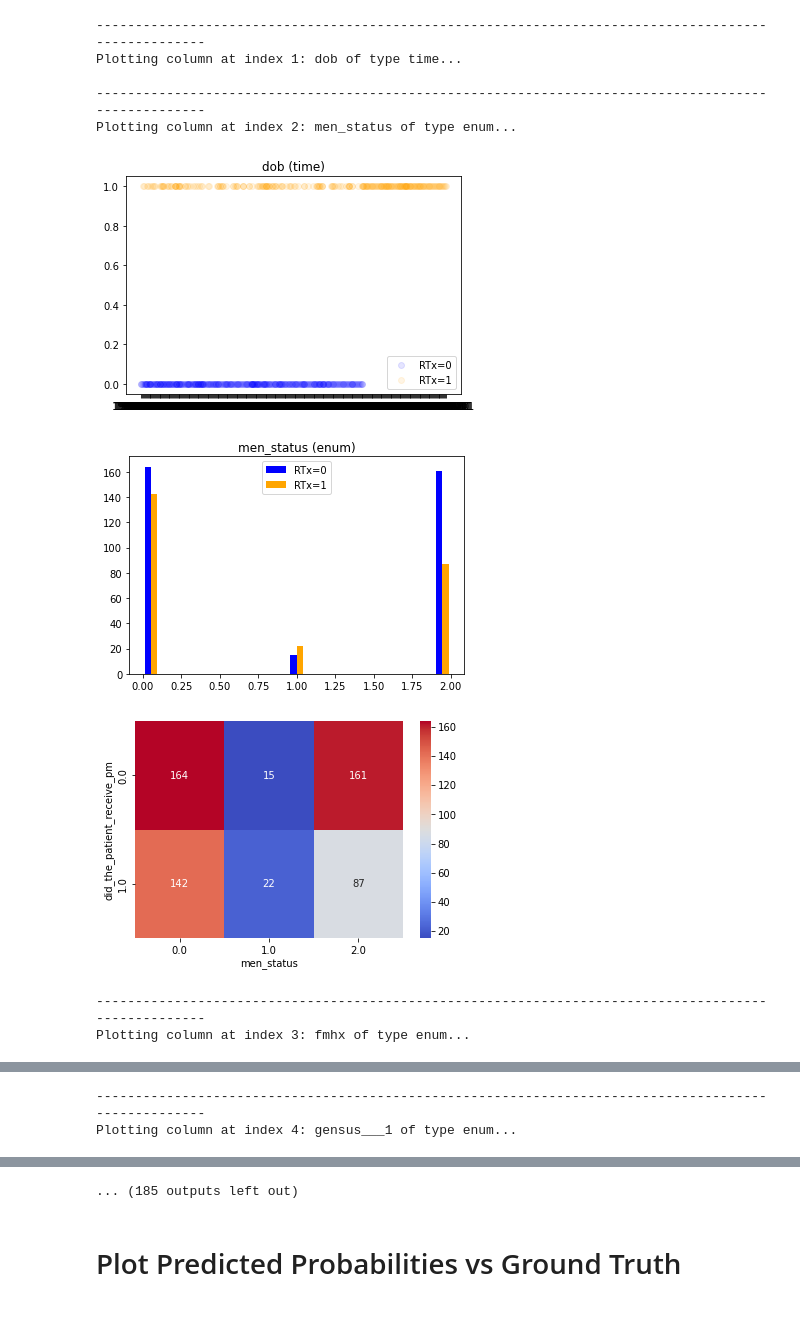
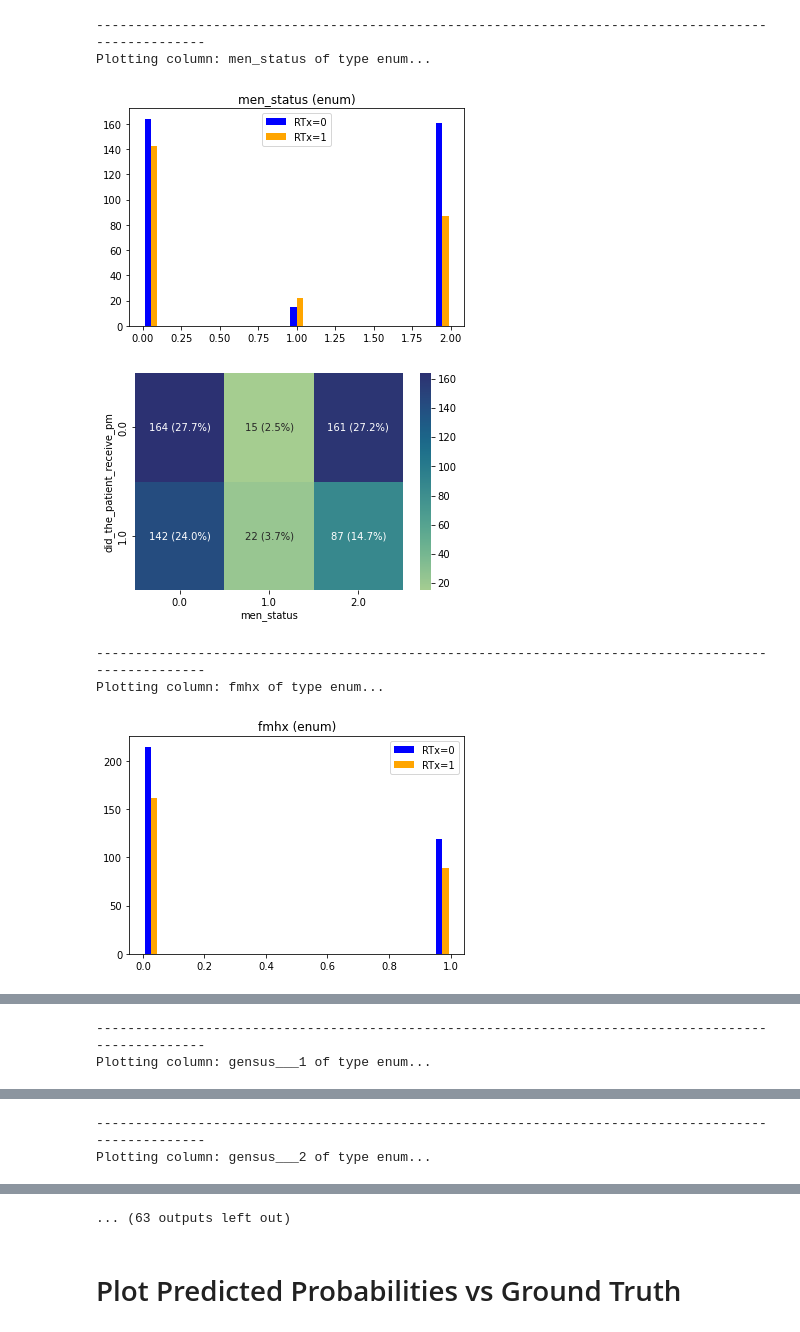
Before and after one commit to chen-yifu/Radiotherapy-Prediction, a Jupyter notebook: notebooks/RTx Data Visualization.ipynb, the cells around one changed output, grey strips where cells are left out. Drawn from its saved outputs; the diff is of its cells as text; code cells hidden in the pictures.

Commit message:
visualizer

```diff
--- a/notebooks/RTx Data Visualization.ipynb
+++ b/notebooks/RTx Data Visualization.ipynb
@@ -6,4 +9,4 @@ import seaborn as sns
 # %%
-df = pd.read_csv("D:\YifuChen\Jan20-2022\H2ODAI\dai-1.10.1\data\AllTranTrainVal.csv")
+df = pd.read_csv("./data/AllTranTrainVal.csv")
 # %%
 df_missing = df.isnull().sum(axis=0)/600
@@ -216,17 +242,15 @@ def plot_idx(col_idx):
 # %%
-for col_idx in range(1, len(df)):
+# Plot all columns
+for col_name in list(df.columns)[2:]:
     try:
-        plot_idx(col_idx)
-    except:
-        continue
+        plot_col(col_name)
+    except Exception as e:
+        raise e
 # %% [output]
 ----------------------------------------------------------------------------------------------------
-Plotting column at index 1: dob of type time...
-
-----------------------------------------------------------------------------------------------------
-Plotting column at index 2: men_status of type enum...
+Plotting column: men_status of type enum...
-[figure, old version]
+[figure, new version]
-[figure, old version]
+[figure, new version]
+----------------------------------------------------------------------------------------------------
+Plotting column: fmhx of type enum...
-[figure, old version]
+[figure, new version]
-----------------------------------------------------------------------------------------------------
-Plotting column at index 3: fmhx of type enum...
@@ -233,0 +258,2 @@ Plotting column at index 3: fmhx of type enum...
+----------------------------------------------------------------------------------------------------
+Plotting column: gensus___1 of type enum...
@@ -235,2 +260,0 @@ Plotting column at index 3: fmhx of type enum...
-----------------------------------------------------------------------------------------------------
-Plotting column at index 4: gensus___1 of type enum...
@@ -237,0 +262,2 @@ Plotting column at index 4: gensus___1 of type enum...
+----------------------------------------------------------------------------------------------------
+Plotting column: gensus___2 of type enum...
@@ -242,4 +266,4 @@ Plotting column at index 5: gensus___2 of type enum...
-... (185 outputs left out)
+... (63 outputs left out)
 # %% [markdown]
 # Plot Predicted Probabilities vs Ground Truth
 # %%
```
Also changed, not shown: parts of 10 cells of this notebook, 3 other files.
